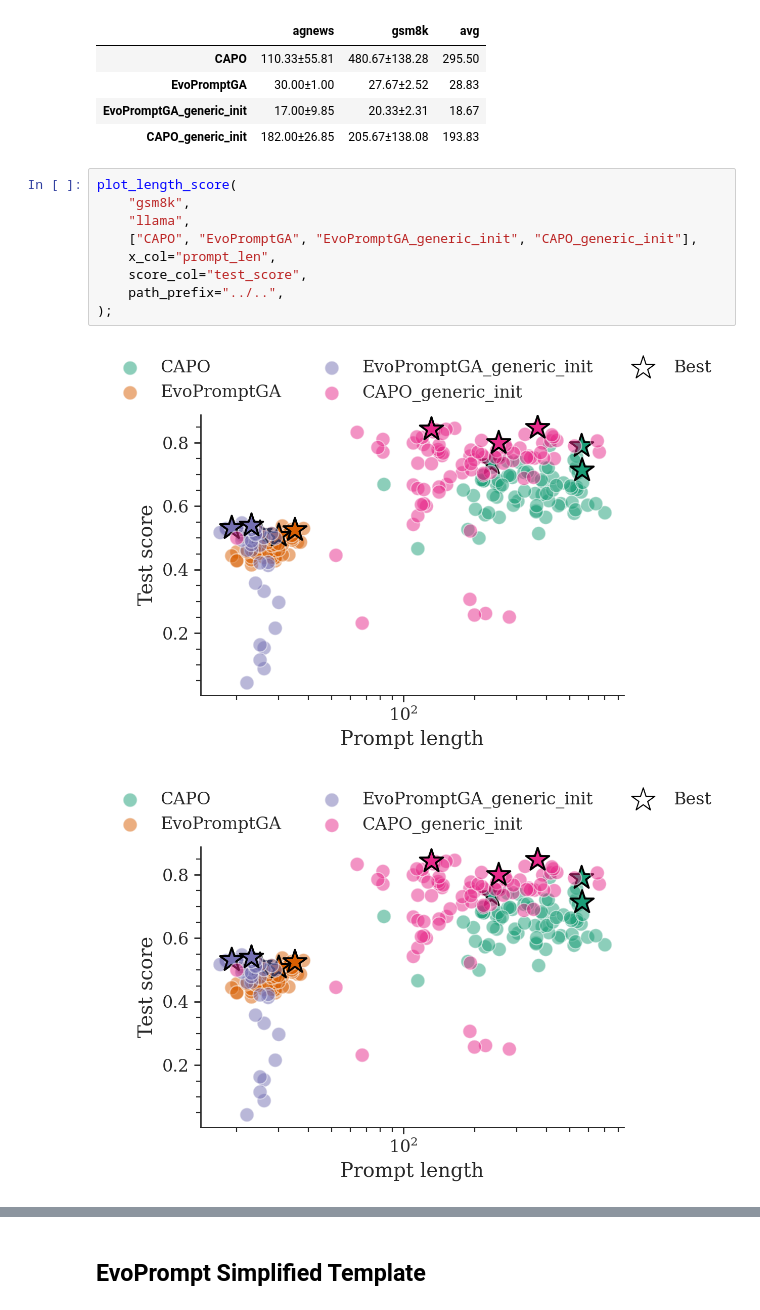
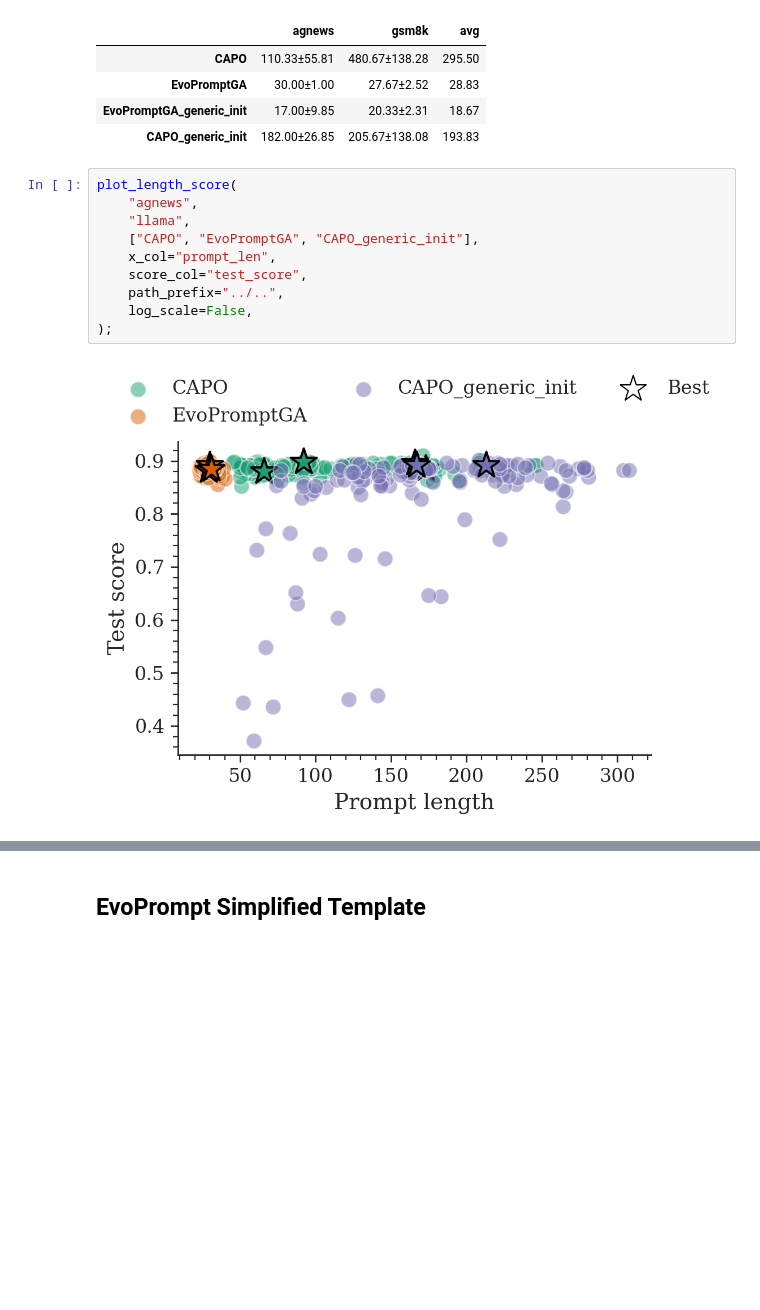
Before and after one commit to finitearth/capo, a Jupyter notebook: notebooks/paper_visualization/ablation_visualization.ipynb, the cells around one changed output, grey strips where cells are left out. Drawn from its saved outputs; the diff is of its cells as text; blank space fills up the shorter version.

```diff
--- a/notebooks/paper_visualization/ablation_visualization.ipynb
+++ b/notebooks/paper_visualization/ablation_visualization.ipynb
@@ -176,15 +189,15 @@ generate_comparison_table(
 | CAPO_generic_init | 182.00±26.85 | 205.67±138.08 | 193.83 |
 # %%
 plot_length_score(
-    "gsm8k",
+    "agnews",
     "llama",
-    ["CAPO", "EvoPromptGA", "EvoPromptGA_generic_init", "CAPO_generic_init"],
+    ["CAPO", "EvoPromptGA", "CAPO_generic_init"],
     x_col="prompt_len",
     score_col="test_score",
     path_prefix="../..",
+    log_scale=False,
 );
 # %% [output]
-[figure, old version]
+[figure, new version]
-[figure, removed]
 # %%
 print(
```
Also changed, not shown: parts of 14 cells of this notebook, 16 other files.
